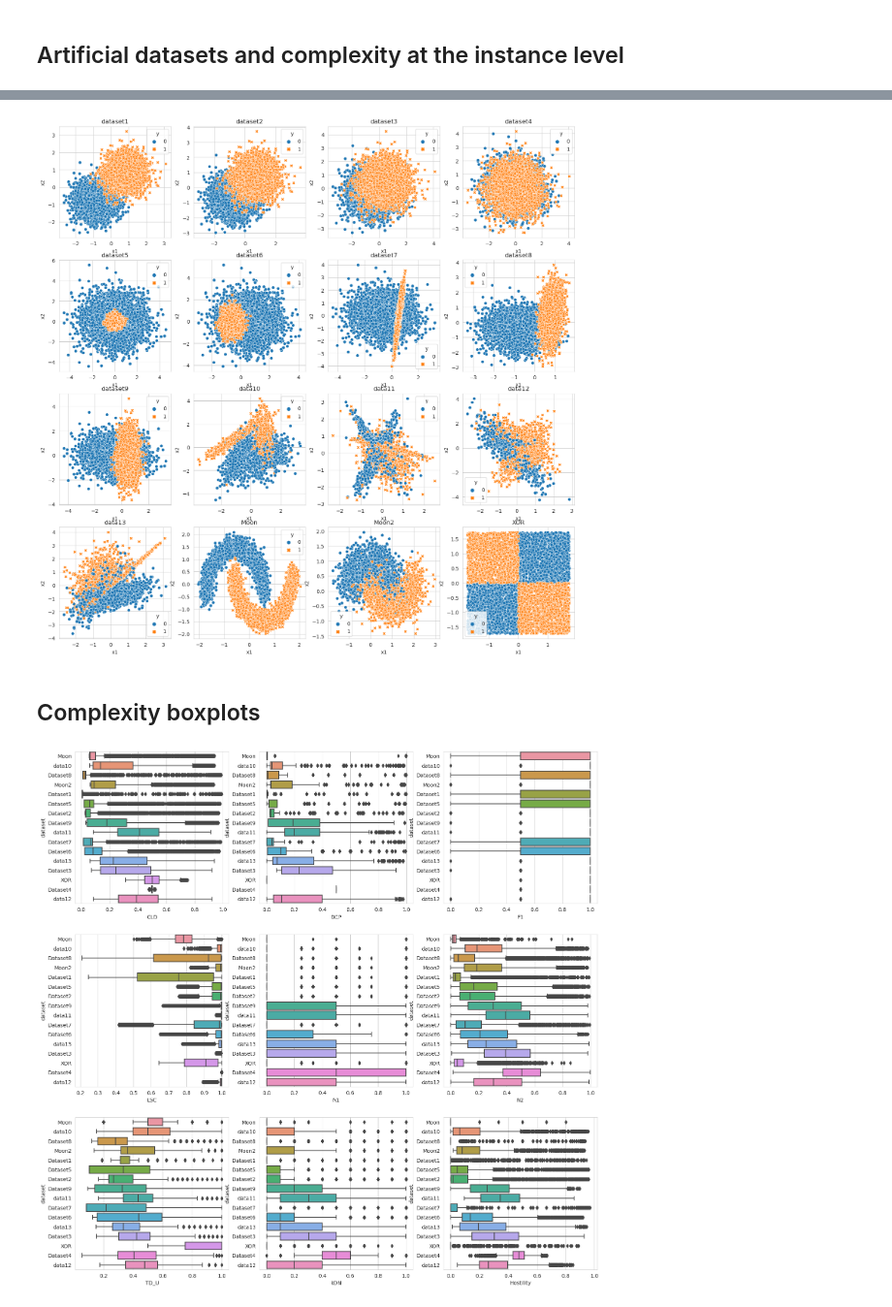
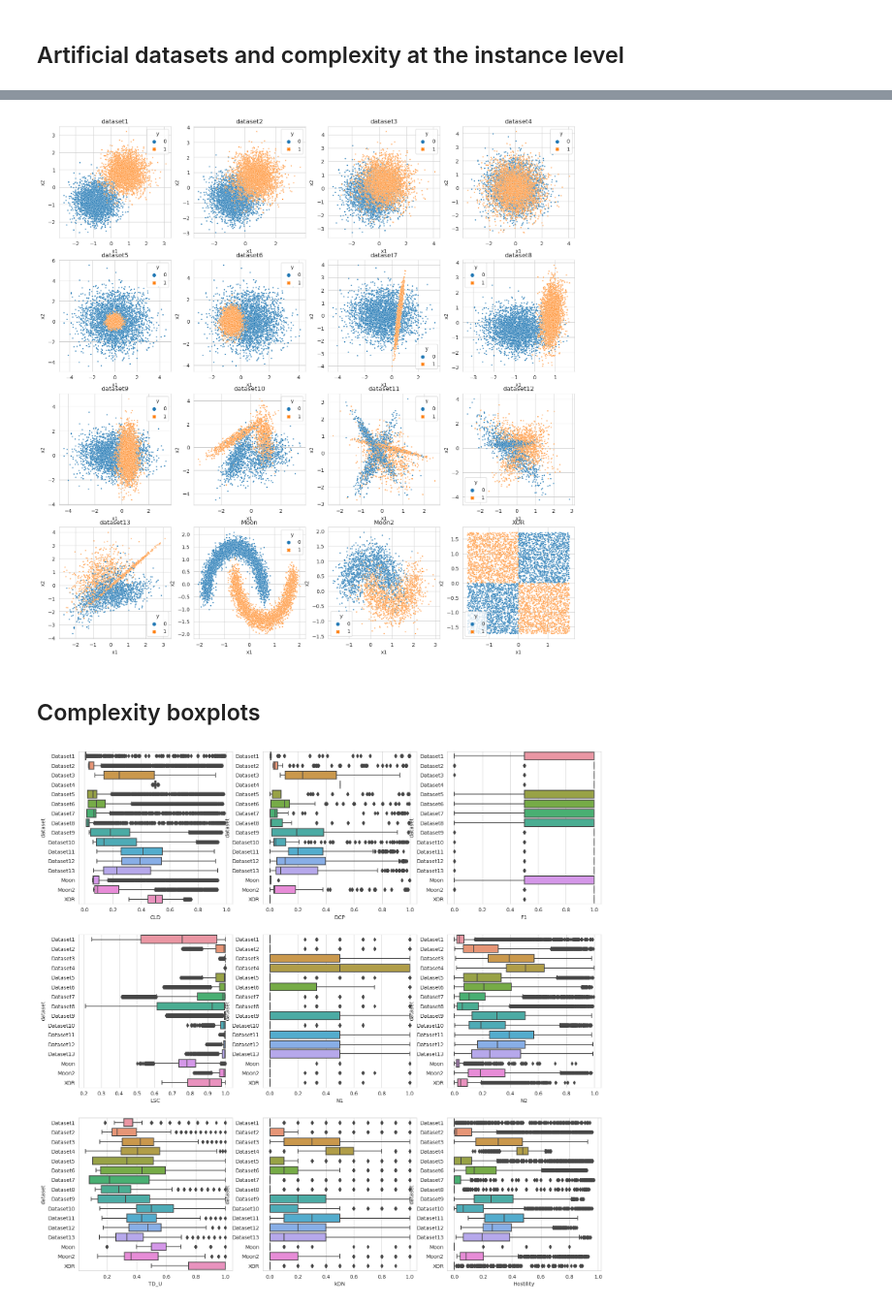
Before and after one commit to carmenlancho/EnsemblesComplexity, a Jupyter notebook: ArtificialDatasets_ComplexityAnalysis.ipynb, the cells around one changed output, grey strips where cells are left out. Shown at 97% size. Saved outputs shown, nothing was run; the diff lists cells and outputs as text; code cells hidden in the pictures.

Commit message:
Format changes and ordered boxplots

```diff
--- a/ArtificialDatasets_ComplexityAnalysis.ipynb
+++ b/ArtificialDatasets_ComplexityAnalysis.ipynb
@@ -38,26 +36,26 @@ fig, axes = plt.subplots(4, 4, figsize=(18, 18))
 
 # fig.suptitle('Suptitle')
 
-sns.scatterplot(ax=axes[0, 0], data=dataset1, x='x1', y='x2', hue='y',style = 'y').set(title='dataset1')
-sns.scatterplot(ax=axes[0, 1], data=dataset2,  x='x1', y='x2', hue='y',style = 'y').set(title='dataset2')
-sns.scatterplot(ax=axes[0, 2], data=dataset3,  x='x1', y='x2', hue='y',style = 'y').set(title='dataset3')
-sns.scatterplot(ax=axes[0, 3], data=dataset4,  x='x1', y='x2', hue='y',style = 'y').set(title='dataset4')
-sns.scatterplot(ax=axes[1, 0], data=dataset5,  x='x1', y='x2', hue='y',style = 'y').set(title='dataset5')
-sns.scatterplot(ax=axes[1, 1], data=dataset6,  x='x1', y='x2', hue='y',style = 'y').set(title='dataset6')
-sns.scatterplot(ax=axes[1, 2], data=dataset7,  x='x1', y='x2', hue='y',style = 'y').set(title='dataset7')
-sns.scatterplot(ax=axes[1, 3], data=dataset8,  x='x1', y='x2', hue='y',style = 'y').set(title='dataset8')
-sns.scatterplot(ax=axes[2, 0], data=dataset9,  x='x1', y='x2', hue='y',style = 'y').set(title='dataset9')
-sns.scatterplot(ax=axes[2, 1], data=data10,  x='x1', y='x2', hue='y',style = 'y').set(title='data10')
-sns.scatterplot(ax=axes[2, 2], data=data11,  x='x1', y='x2', hue='y',style = 'y').set(title='data11')
-sns.scatterplot(ax=axes[2, 3], data=data12,  x='x1', y='x2', hue='y',style = 'y').set(title='data12')
-sns.scatterplot(ax=axes[3, 0], data=data13,  x='x1', y='x2', hue='y',style = 'y').set(title='data13')
-sns.scatterplot(ax=axes[3, 1], data=Moon,  x='x1', y='x2', hue='y',style = 'y').set(title='Moon')
-sns.scatterplot(ax=axes[3, 2], data=Moon2,  x='x1', y='x2', hue='y',style = 'y').set(title='Moon2')
-sns.scatterplot(ax=axes[3, 3], data=xor,  x='x1', y='x2', hue='y',style = 'y').set(title='XOR')
+sns.scatterplot(ax=axes[0, 0], data=dataset1, x='x1', y='x2', hue='y',style = 'y', s=6).set(title='dataset1')
+sns.scatterplot(ax=axes[0, 1], data=dataset2,  x='x1', y='x2', hue='y',style = 'y', s=6).set(title='dataset2')
+sns.scatterplot(ax=axes[0, 2], data=dataset3,  x='x1', y='x2', hue='y',style = 'y', s=6).set(title='dataset3')
+sns.scatterplot(ax=axes[0, 3], data=dataset4,  x='x1', y='x2', hue='y',style = 'y', s=6).set(title='dataset4')
+sns.scatterplot(ax=axes[1, 0], data=dataset5,  x='x1', y='x2', hue='y',style = 'y', s=6).set(title='dataset5')
+sns.scatterplot(ax=axes[1, 1], data=dataset6,  x='x1', y='x2', hue='y',style = 'y', s=6).set(title='dataset6')
+sns.scatterplot(ax=axes[1, 2], data=dataset7,  x='x1', y='x2', hue='y',style = 'y', s=6).set(title='dataset7')
+sns.scatterplot(ax=axes[1, 3], data=dataset8,  x='x1', y='x2', hue='y',style = 'y', s=6).set(title='dataset8')
+sns.scatterplot(ax=axes[2, 0], data=dataset9,  x='x1', y='x2', hue='y',style = 'y', s=6).set(title='dataset9')
+sns.scatterplot(ax=axes[2, 1], data=dataset10,  x='x1', y='x2', hue='y',style = 'y', s=6).set(title='dataset10')
+sns.scatterplot(ax=axes[2, 2], data=dataset11,  x='x1', y='x2', hue='y',style = 'y', s=6).set(title='dataset11')
+sns.scatterplot(ax=axes[2, 3], data=dataset12,  x='x1', y='x2', hue='y',style = 'y', s=6).set(title='dataset12')
+sns.scatterplot(ax=axes[3, 0], data=dataset13,  x='x1', y='x2', hue='y',style = 'y', s=6).set(title='dataset13')
+sns.scatterplot(ax=axes[3, 1], data=Moon,  x='x1', y='x2', hue='y',style = 'y', s=6).set(title='Moon')
+sns.scatterplot(ax=axes[3, 2], data=Moon2,  x='x1', y='x2', hue='y',style = 'y', s=6).set(title='Moon2')
+sns.scatterplot(ax=axes[3, 3], data=xor,  x='x1', y='x2', hue='y',style = 'y', s=6).set(title='XOR')
 
 plt.show()
 # %% [output]
-[figure, old version]
+[figure, new version]
 # %% [markdown]
 ## Complexity boxplots
 # %%
@@ -83,19 +81,22 @@ for data_file in total_name_list:
     data = pd.read_csv(file,index_col=0)
     data['dataset'] = file_name
     data_total = pd.concat([data_total, data], ignore_index=True)
+# %%
+order_fixed=['Dataset1','Dataset2','Dataset3','Dataset4','Dataset5','Dataset6','Dataset7','Dataset8','Dataset9',
+       'Dataset10','Dataset11','Dataset12','Dataset13','Moon','Moon2','XOR']
 # %%
 fig, axes = plt.subplots(3, 3, figsize=(18, 18))
 
 # fig.suptitle('Suptitle')
-sns.boxplot(ax=axes[0, 0],data=data_total, x="CLD", y="dataset")
-sns.boxplot(ax=axes[0, 1],data=data_total, x="DCP", y="dataset")
-sns.boxplot(ax=axes[0, 2],data=data_total, x="F1", y="dataset")
-sns.boxplot(ax=axes[1, 0],data=data_total, x="LSC", y="dataset")
-sns.boxplot(ax=axes[1, 1],data=data_total, x="N1", y="dataset")
-sns.boxplot(ax=axes[1, 2],data=data_total, x="N2", y="dataset")
-sns.boxplot(ax=axes[2, 0],data=data_total, x="TD_U", y="dataset")
-sns.boxplot(ax=axes[2, 1],data=data_total, x="kDN", y="dataset")
-sns.boxplot(ax=axes[2, 2],data=data_total, x="Hostility", y="dataset")
+sns.boxplot(ax=axes[0, 0],data=data_total, x="CLD", y="dataset", order=order_fixed)
+sns.boxplot(ax=axes[0, 1],data=data_total, x="DCP", y="dataset", order=order_fixed)
+sns.boxplot(ax=axes[0, 2],data=data_total, x="F1", y="dataset", order=order_fixed)
+sns.boxplot(ax=axes[1, 0],data=data_total, x="LSC", y="dataset", order=order_fixed)
+sns.boxplot(ax=axes[1, 1],data=data_total, x="N1", y="dataset", order=order_fixed)
+sns.boxplot(ax=axes[1, 2],data=data_total, x="N2", y="dataset", order=order_fixed)
+sns.boxplot(ax=axes[2, 0],data=data_total, x="TD_U", y="dataset", order=order_fixed)
+sns.boxplot(ax=axes[2, 1],data=data_total, x="kDN", y="dataset", order=order_fixed)
+sns.boxplot(ax=axes[2, 2],data=data_total, x="Hostility", y="dataset", order=order_fixed)
 plt.show()
 # %% [output]
-[figure, old version]
+[figure, new version]
```
Also changed, not shown: parts of 2 cells of this notebook, 10 other files.
